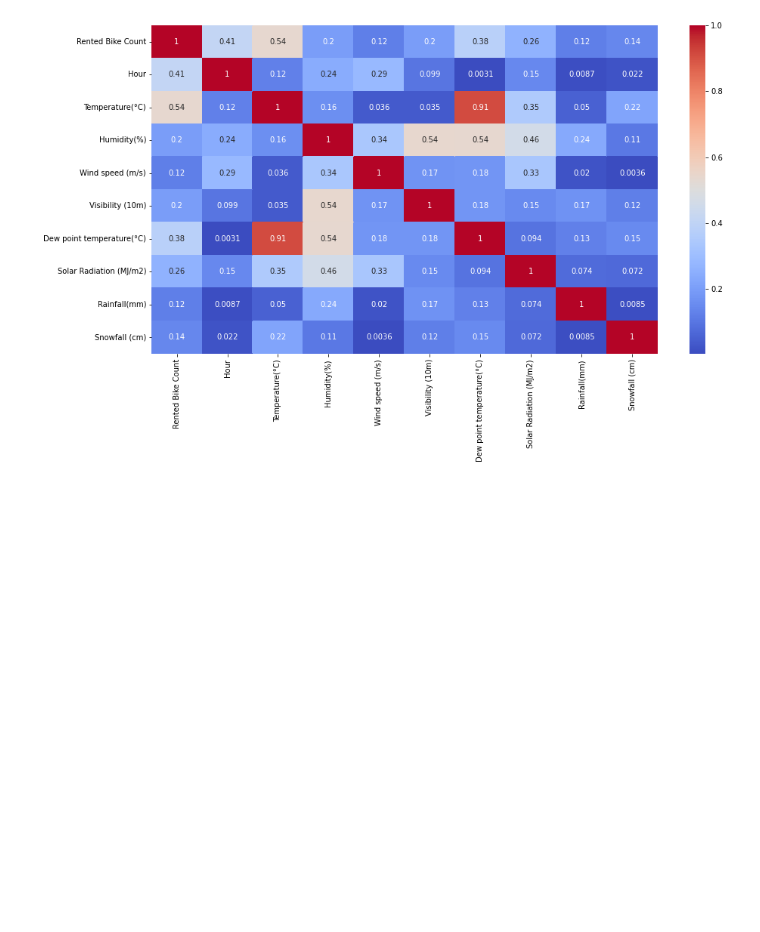
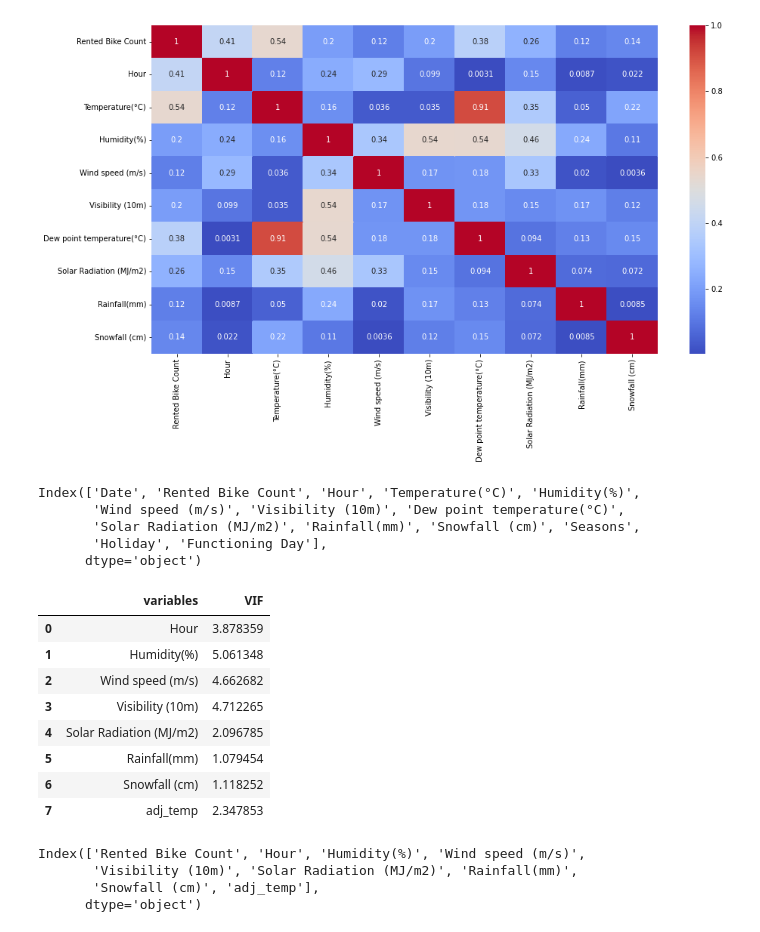
Before and after one commit to guptaprateek98/capstone_bike_sharing, a Jupyter notebook: Bike_Sharing_Demand_Prediction_Capstone_Project_(prateek).ipynb, the cells around one changed output. Saved outputs shown, nothing was run; the diff lists cells and outputs as text; code cells hidden in the pictures; blank space fills up the shorter version.

```diff
--- a/Bike_Sharing_Demand_Prediction_Capstone_Project_(prateek).ipynb
+++ b/Bike_Sharing_Demand_Prediction_Capstone_Project_(prateek).ipynb
@@ -311,3 +311,45 @@ sns.heatmap(abs(correlation), annot=True, cmap='coolwarm')
 # %% [output]
 <matplotlib.axes._subplots.AxesSubplot at 0x...>
 [figure]
+# %%
+ds.columns
+# %% [output]
+Index(['Date', 'Rented Bike Count', 'Hour', 'Temperature(°C)', 'Humidity(%)',
+       'Wind speed (m/s)', 'Visibility (10m)', 'Dew point temperature(°C)',
+       'Solar Radiation (MJ/m2)', 'Rainfall(mm)', 'Snowfall (cm)', 'Seasons',
+       'Holiday', 'Functioning Day'],
+      dtype='object')
+# %%
+ds['adj_temp'] = 0.6*ds['Temperature(°C)']+0.4*ds['Dew point temperature(°C)']
+# %%
+ds = ds.drop(['Temperature(°C)','Dew point temperature(°C)'],axis=1)
+# %%
+#Multicollinearity
+from statsmodels.stats.outliers_influence import variance_inflation_factor
+def calc_vif(X):
+
+    # Calculating VIF
+    vif = pd.DataFrame()
+    vif["variables"] = X.columns
+    vif["VIF"] = [variance_inflation_factor(X.values, i) for i in range(X.shape[1])]
+
+    return(vif)
+# %%
+calc_vif(ds[[i for i in ds.describe().columns if i not in ['Rented Bike Count'] ]])
+# %% [output]
+|  | variables | VIF |
+| 0 | Hour | 3.878359 |
+| 1 | Humidity(%) | 5.061348 |
+| 2 | Wind speed (m/s) | 4.662682 |
+| 3 | Visibility (10m) | 4.712265 |
+| 4 | Solar Radiation (MJ/m2) | 2.096785 |
+| 5 | Rainfall(mm) | 1.079454 |
+| 6 | Snowfall (cm) | 1.118252 |
+| 7 | adj_temp | 2.347853 |
+# %%
+ds.describe().columns
+# %% [output]
+Index(['Rented Bike Count', 'Hour', 'Humidity(%)', 'Wind speed (m/s)',
+       'Visibility (10m)', 'Solar Radiation (MJ/m2)', 'Rainfall(mm)',
+       'Snowfall (cm)', 'adj_temp'],
+      dtype='object')
```
Also changed, not shown: parts of 1 cell of this notebook.
